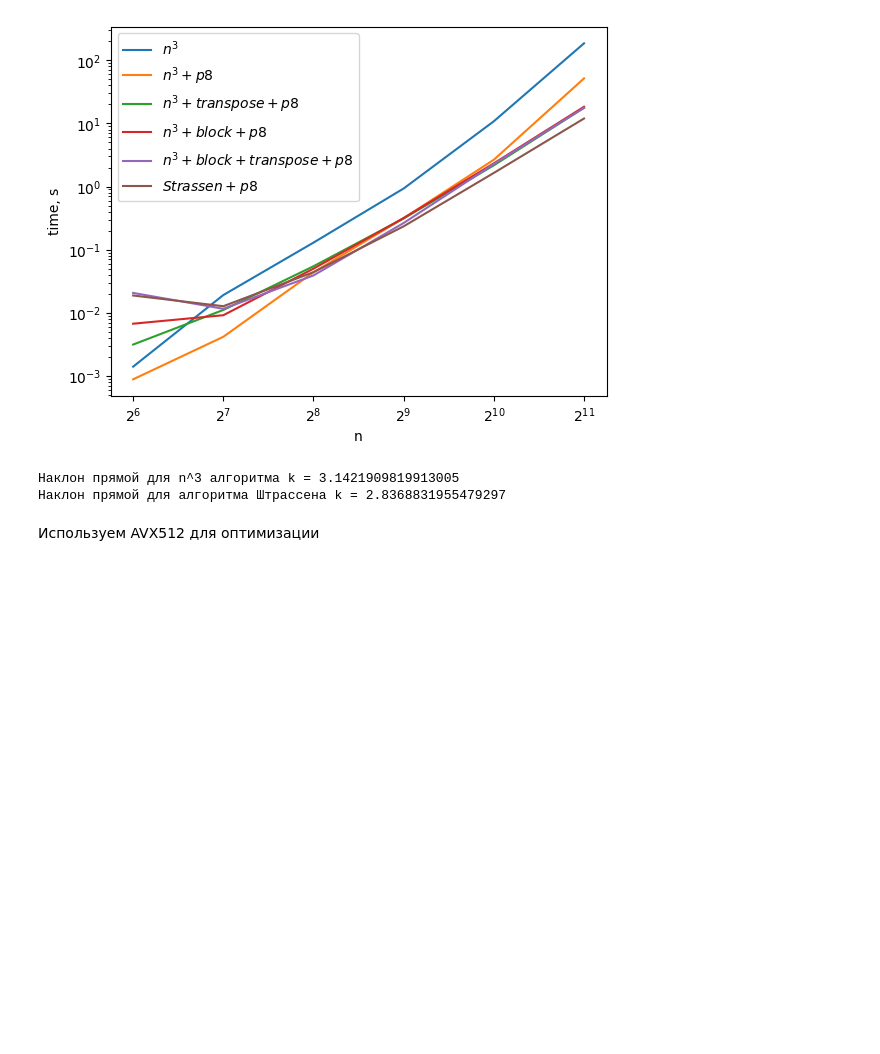
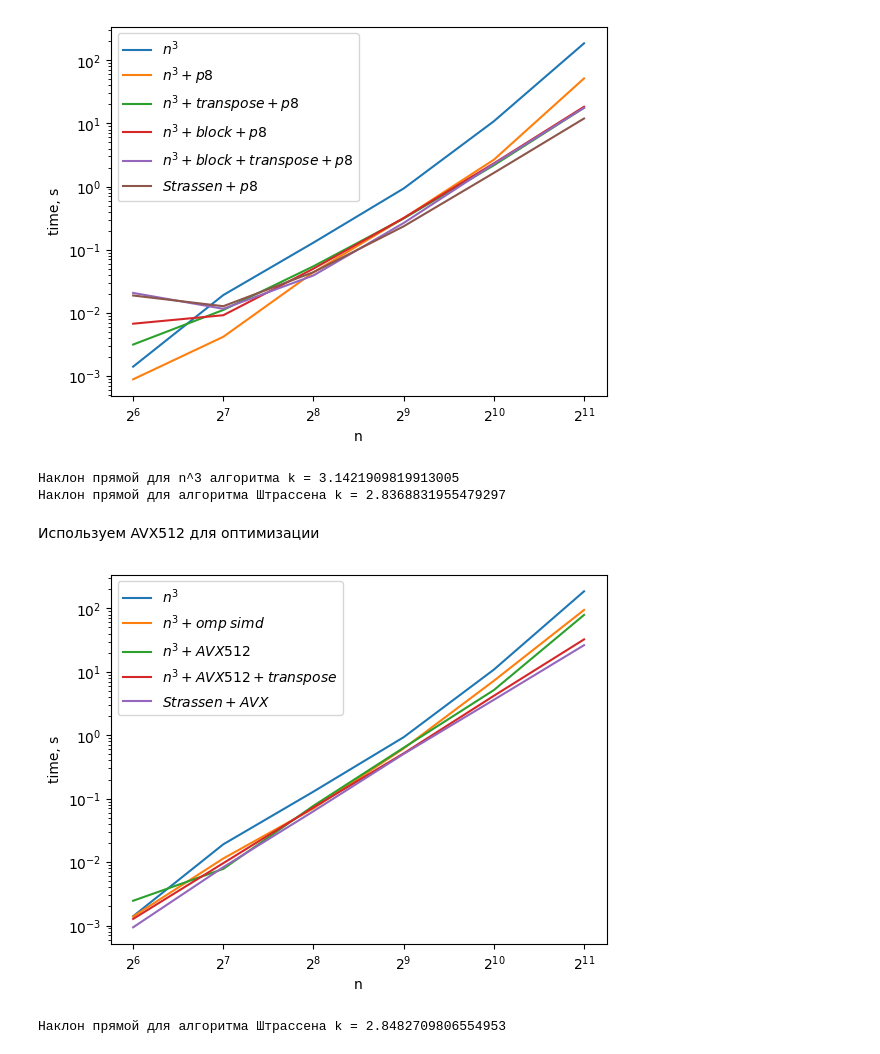
Before and after one commit to VoyakaGOD/parallel_programming, a Jupyter notebook: common_tasks/7_matmul/benchmarks.ipynb, the cells around one changed output. Drawn from its saved outputs; the diff is of its cells as text; code cells hidden in the pictures; blank space fills up the shorter version.

```diff
--- a/common_tasks/7_matmul/benchmarks.ipynb
+++ b/common_tasks/7_matmul/benchmarks.ipynb
@@ -96,3 +96,27 @@ print(f"Наклон прямой для алгоритма Штрассена k
 Наклон прямой для алгоритма Штрассена k = 2.8368831955479297
 # %% [markdown]
 Используем AVX512 для оптимизации
+# %%
+N =         [64,            128,        256,        512,        1024,       2048]
+n3omp =     [0.00138593,    0.0114098,  0.0703193,  0.618683,   7.2135,     94.372]
+n3avx =     [0.00245855,    0.00782174, 0.0772397,  0.634952,   5.14769,    78.7462]
+n3atr =     [0.00127165,    0.00962989, 0.0728231,  0.517907,   4.18172,    32.4211]
+st_avx =    [0.000937431,   0.0083252,  0.0634011,  0.506829,   3.6187,     26.284]
+
+plt.plot(N, n3, label="$n^3$")
+plt.plot(N, n3omp, label="$n^3 + omp \\; simd$")
+plt.plot(N, n3avx, label="$n^3 + AVX512$")
+plt.plot(N, n3atr, label="$n^3 + AVX512 + transpose$")
+plt.plot(N, st_avx, label="$Strassen + AVX$")
+plt.xlabel("n")
+plt.ylabel("time, s")
+plt.xscale("log", base=2)
+plt.yscale("log")
+plt.legend()
+plt.show()
+
+k, b = np.polyfit(np.array([log(x) for x in N[3:]]), np.array([log(x) for x in st_avx[3:]]), 1)
+print(f"Наклон прямой для алгоритма Штрассена k = {k}")
+# %% [output]
+[figure, added]
+Наклон прямой для алгоритма Штрассена k = 2.8482709806554953
```
Also changed, not shown: parts of 3 cells of this notebook, 2 other files.
